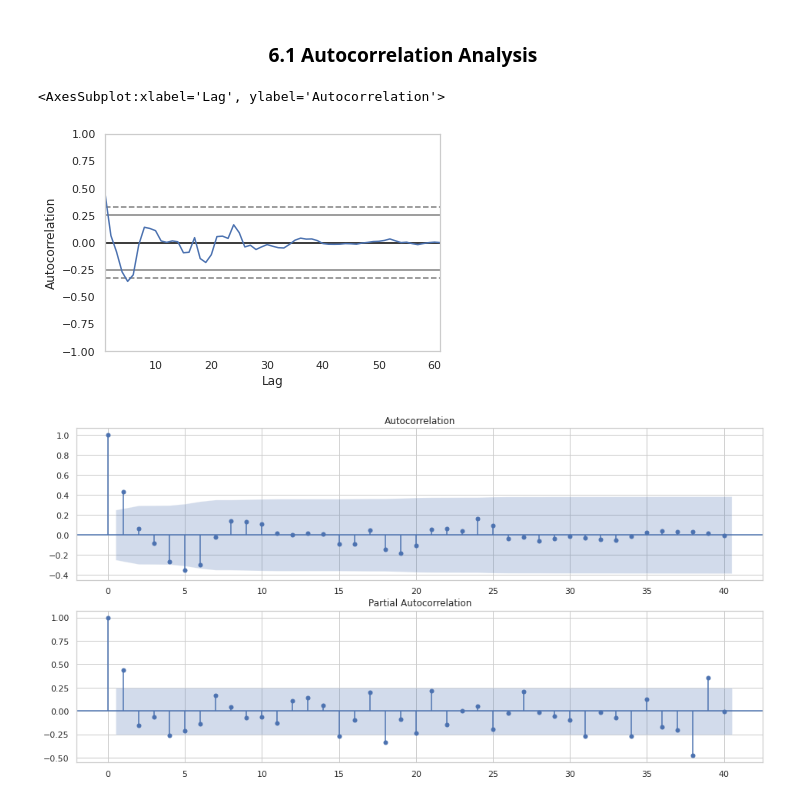
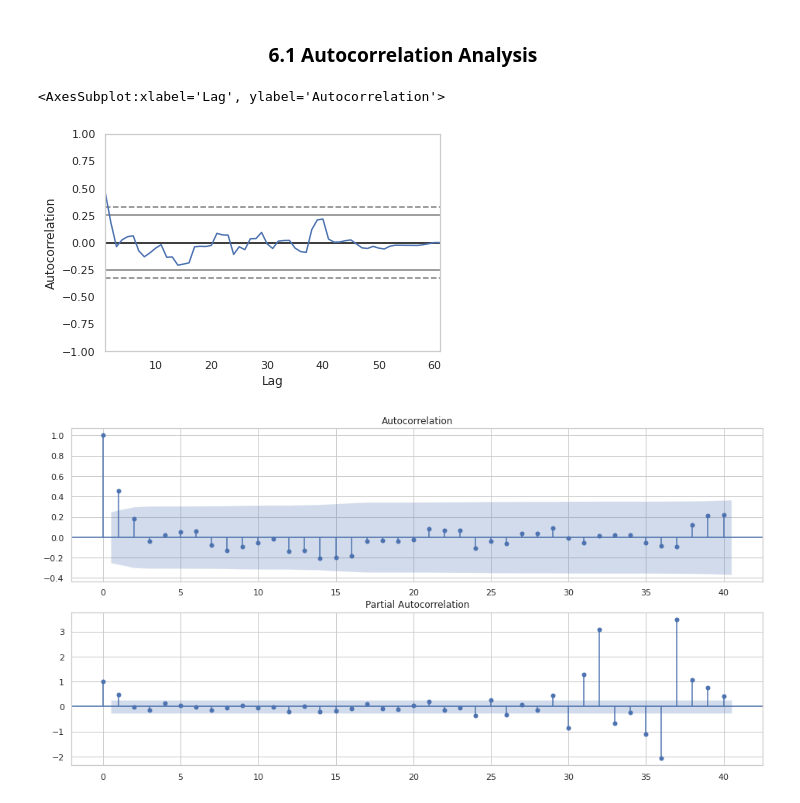
Before and after one commit to michaelbahchevanov/lockscan, a Jupyter notebook: EDA_COVID.ipynb, the cells around one changed output. Saved outputs shown, nothing was run; the diff lists cells and outputs as text; code cells hidden in the pictures.

```diff
--- a/EDA_COVID.ipynb
+++ b/EDA_COVID.ipynb
@@ -427,20 +530,20 @@ Next, we should try observing whether the data is too frequent or infrequent. As
 fig, ax = plt.subplots(ncols=2, nrows=3, sharex=True, figsize=(16, 12))
 
 # baseline data
-sns.lineplot(x=df_n['date'], y=df_n['people_vaccinated'], color='indianred', ax=ax[0, 0])
-ax[0, 0].set_title('Daily Vaccinated People (At least first dose)', fontsize=14)
+sns.lineplot(x=df_n['date'], y=df_n['stringency_index'], color='indianred', ax=ax[0, 0])
+ax[0, 0].set_title('Stringency Index', fontsize=14)
 ax[0, 0].ticklabel_format(style='plain', axis='y')
 
 # weekly is denoted by W
-resampled_df_n = df_n[['date', 'people_vaccinated']].resample('W', on='date').mean().reset_index(drop=False)
-sns.lineplot(x=resampled_df_n['date'], y=resampled_df_n['people_vaccinated'], color='indianred', ax=ax[1, 0])
-ax[1, 0].set_title('Weekly Vaccinated People (At least first dose)', fontsize=14)
+resampled_df_n = df_n[['date', 'stringency_index']].resample('W', on='date').mean().reset_index(drop=False)
+sns.lineplot(x=resampled_df_n['date'], y=resampled_df_n['stringency_index'], color='indianred', ax=ax[1, 0])
+ax[1, 0].set_title('Weekly Stringency Index', fontsize=14)
 ax[1, 0].ticklabel_format(style='plain', axis='y')
 
 # monthly is denoted by M
-resampled_df_n = df_n[['date', 'people_vaccinated']].resample('M', on='date').mean().reset_index(drop=False)
-sns.lineplot(x=resampled_df_n['date'], y=resampled_df_n['people_vaccinated'], color='indianred', ax=ax[2, 0])
-ax[2, 0].set_title('Monthly Vaccinated People (At least first dose)', fontsize=14)
+resampled_df_n = df_n[['date', 'stringency_index']].resample('M', on='date').mean().reset_index(drop=False)
+sns.lineplot(x=resampled_df_n['date'], y=resampled_df_n['stringency_index'], color='indianred', ax=ax[2, 0])
+ax[2, 0].set_title('Monthly Stringency Index', fontsize=14)
 ax[2, 0].ticklabel_format(style='plain', axis='y')
 
 for i in range(3):
@@ -684,6 +789,6 @@ fig.tight_layout()
 Let us drop the temporary columns left from differencing.
 # %%
 df_n = df_n.drop(['total_cases_diff_1', 'total_cases_diff_2',
-                  'people_fully_vaccinated_diff_1', 'people_fully_vaccinated_diff_2', 'people_fully_vaccinated_diff_3',
+                  'people_fully_vaccinated_diff_1', 'people_fully_vaccinated_diff_2',
                   'hosp_patients_diff_1', 'total_deaths_diff_1', 'total_deaths_diff_2',
-                  'total_tests_diff_1', 'total_tests_diff_2', 'stringency_index_diff_1'], axis=1)
+                  'total_tests_diff_1', 'total_tests_diff_2', 'stringency_index_diff_1', 'people_fully_vaccinated_diff_3'], axis=1)
@@ -718,7 +832,7 @@ for column in core_columns:
 # %%
 fig, ax = plt.subplots(ncols=2, nrows=4, sharex=True, figsize=(16,8))
 
-for i, column in enumerate(['people_vaccinated', 'hosp_patients']):
+for i, column in enumerate(['stringency_index', 'hosp_patients']):
 
     res = seasonal_decompose(df_n[column], freq=4, model='additive', extrapolate_trend='freq')
 
@@ -821,16 +935,16 @@ As we can see, the features are higher correlated in the case of the original ca
 # %% [markdown]
 ### <center>6.1 Autocorrelation Analysis</center>
 # %%
-autocorrelation_plot(df_n['total_cases_diff'])
+autocorrelation_plot(df_n['stringency_index_diff'])
 # %% [output]
 <AxesSubplot:xlabel='Lag', ylabel='Autocorrelation'>
-[figure, old version]
+[figure, new version]
 # %%
 fig, ax = plt.subplots(nrows=2, ncols=1, figsize=(16, 8))
 
 k = 40
 
-plot_acf(df_n['total_cases_diff'], lags=k, ax=ax[0]);
-plot_pacf(df_n['total_cases_diff'], lags=k, ax=ax[1]);
+plot_acf(df_n['stringency_index_diff'], lags=k, ax=ax[0]);
+plot_pacf(df_n['stringency_index_diff'], lags=k, ax=ax[1]);
 # %% [output]
-[figure, old version]
+[figure, new version]
```
Also changed, not shown: parts of 21 cells of this notebook, 1 other file.
